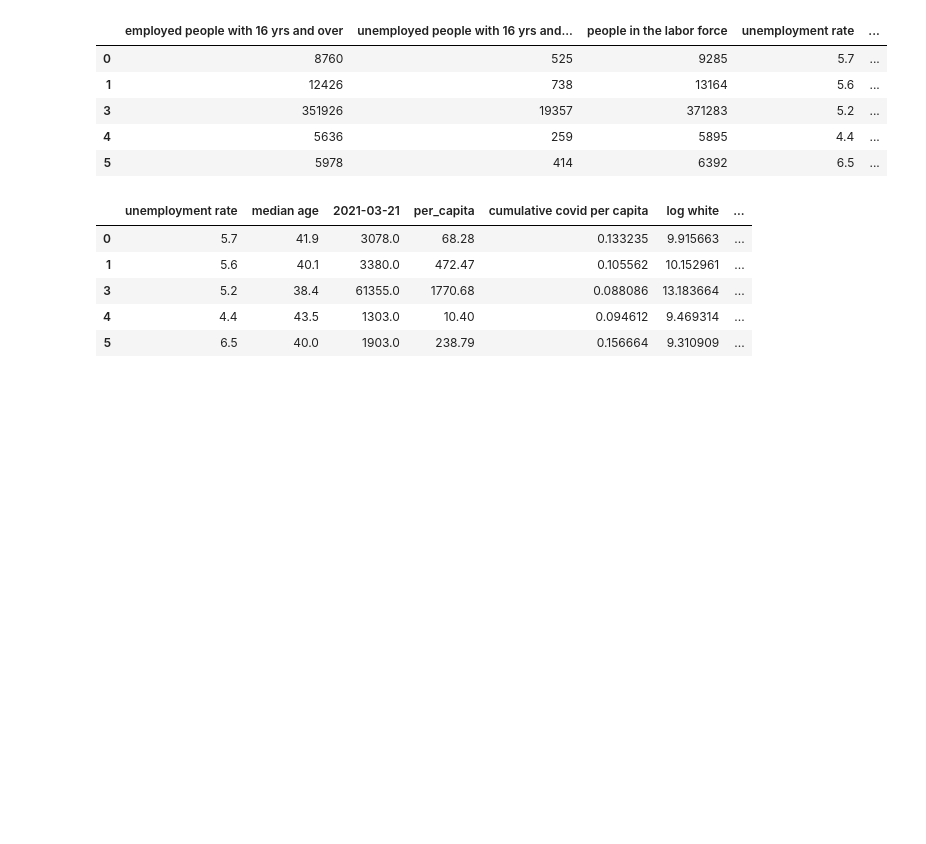
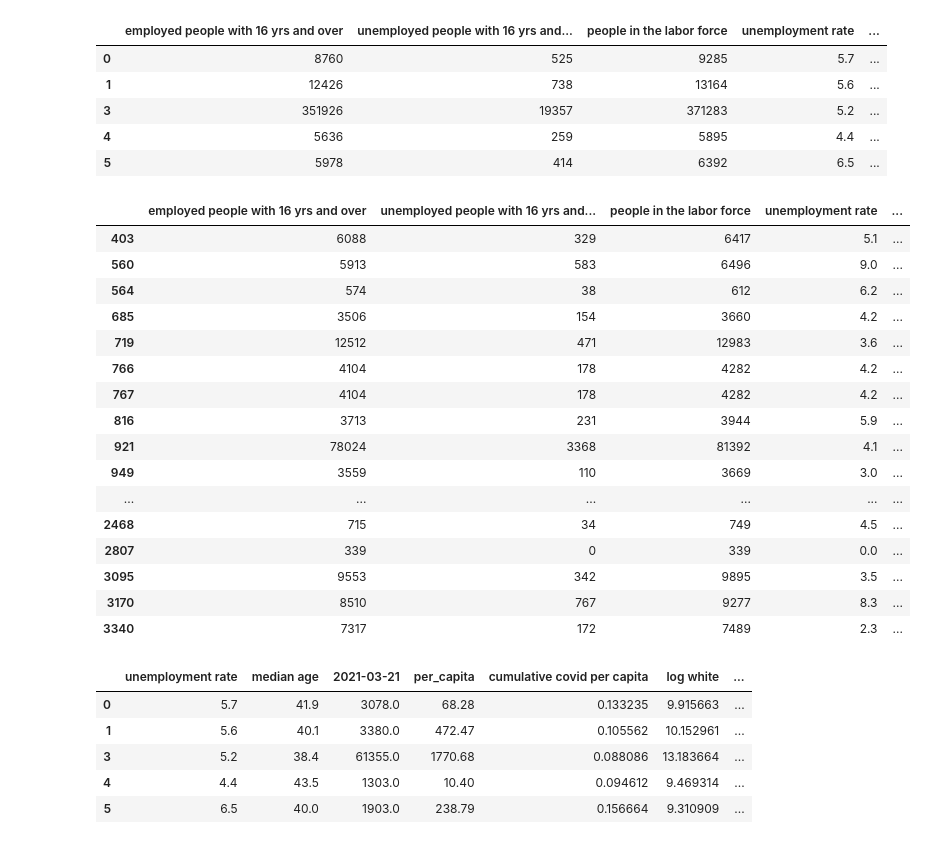
Before and after one commit to HenryDorsey/ConsultingProject, a Jupyter notebook: InfectSpendAnalysis.ipynb, the cells around one changed output. Cells and saved outputs as stored; diff of their text form; code cells hidden in the pictures; blank space fills up the shorter version.

```diff
--- a/InfectSpendAnalysis.ipynb
+++ b/InfectSpendAnalysis.ipynb
@@ -137,6 +157,26 @@ df_clean.head()
 | 3 | 351926 | 19357 | 371283 | 5.2 | ... |
 | 4 | 5636 | 259 | 5895 | 4.4 | ... |
 | 5 | 5978 | 414 | 6392 | 6.5 | ... |
+# %%
+df_clean[df_clean.per_capita<0]
+# %% [output]
+|  | employed people with 16 yrs and over | unemployed people with 16 yrs and... | people in the labor force | unemployment rate | ... |
+| 403 | 6088 | 329 | 6417 | 5.1 | ... |
+| 560 | 5913 | 583 | 6496 | 9.0 | ... |
+| 564 | 574 | 38 | 612 | 6.2 | ... |
+| 685 | 3506 | 154 | 3660 | 4.2 | ... |
+| 719 | 12512 | 471 | 12983 | 3.6 | ... |
+| 766 | 4104 | 178 | 4282 | 4.2 | ... |
+| 767 | 4104 | 178 | 4282 | 4.2 | ... |
+| 816 | 3713 | 231 | 3944 | 5.9 | ... |
+| 921 | 78024 | 3368 | 81392 | 4.1 | ... |
+| 949 | 3559 | 110 | 3669 | 3.0 | ... |
+| ... | ... | ... | ... | ... | ... |
+| 2468 | 715 | 34 | 749 | 4.5 | ... |
+| 2807 | 339 | 0 | 339 | 0.0 | ... |
+| 3095 | 9553 | 342 | 9895 | 3.5 | ... |
+| 3170 | 8510 | 767 | 9277 | 8.3 | ... |
+| 3340 | 7317 | 172 | 7489 | 2.3 | ... |
 # %%
 df_clean['cumulative covid per capita'] = df_clean['2021-03-21']/df_clean['population']
 non_count= ['unemployment rate', 'median age', 'per_capita', '2021-03-21','cumulative covid per capita']
```
Also changed, not shown: parts of 7 cells of this notebook, 2 other files.
